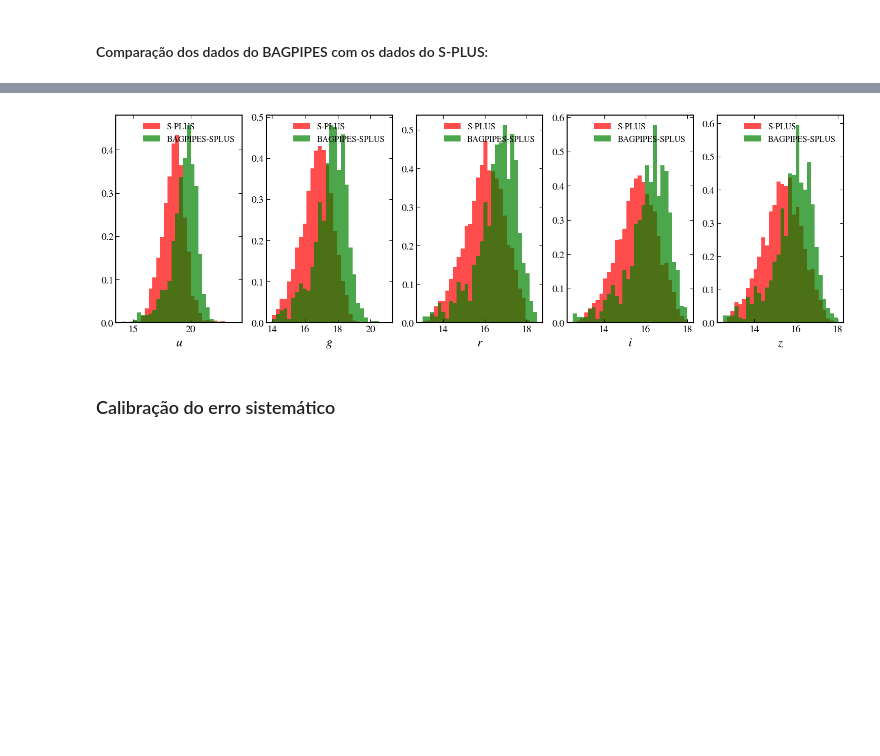
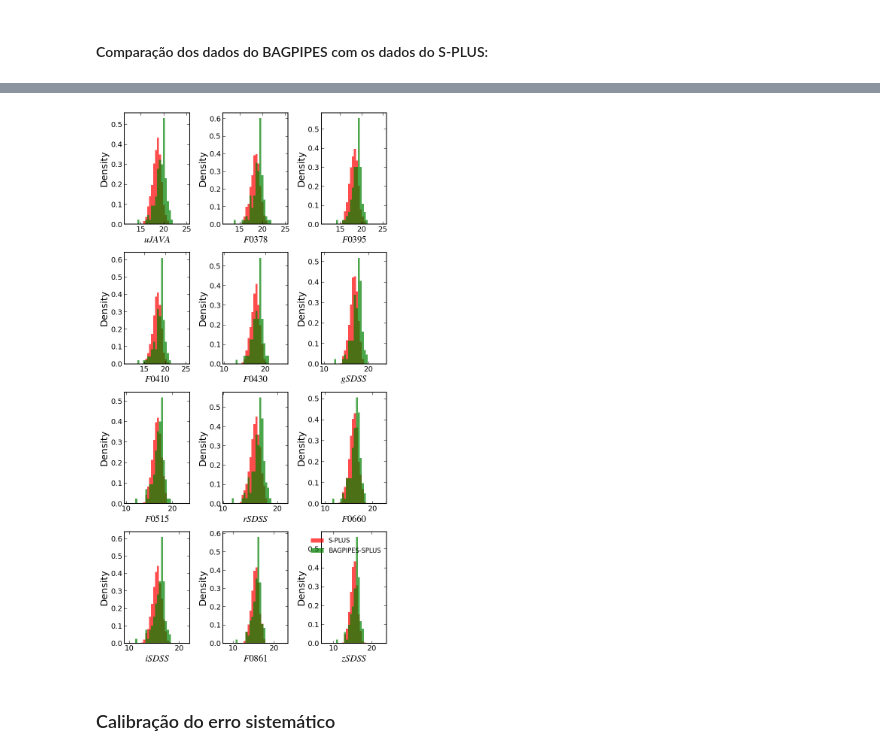
Before and after one commit to pedroand6/Inference4ETGs, a Jupyter notebook: Data/catalogue_estimation.ipynb, the cells around one changed output, grey strips where cells are left out. Saved outputs shown, nothing was run; the diff lists cells and outputs as text; code cells hidden in the pictures; blank space fills up the shorter version.

```diff
--- a/Data/catalogue_estimation.ipynb
+++ b/Data/catalogue_estimation.ipynb
@@ -556,5 +608,7 @@ model.sfh.plot()
 # %%
 from numpy import random as rnd
+
+plt.rcParams["text.usetex"] = True
 
 total_test_samples = 100
 
@@ -564,7 +618,7 @@ n_filters_sdss = len(filt_sdss_list)
 
 mock_test_sdss = np.full((total_test_samples, n_filters_sdss), np.nan)
 
-sdss_etgs = sdss_etgs.dropna()
+sdss_etgs = sdss_etgs.dropna().reset_index(drop=True)
 
 # gera os modelos do bagpipes randomizados de acordo com as PDFs
 for i in range(total_test_samples):
@@ -591,7 +645,7 @@ for i in range(total_test_samples):
 
     model_components = {}
     model_components["burst"] = burst
-    model_components["redshift"] = 0.05
+    model_components["redshift"] = redshift_mock
     model_components["dust"] = dust
     model_components["t_bc"] = 0.01 # idade máxima da nuvem molecular de uma população jovem - 10e7
     model_components["veldisp"] = dispvel # dispersao de velocidade em km/s
@@ -616,9 +670,10 @@ model.sfh.plot()
 # %%
 
-spec_df = pd.read_csv('espectro.csv', sep='\t', encoding='utf-8', header=0)
+#spec_df = pd.read_csv('espectro.csv', sep='\t', encoding='utf-8', header=0)
+spec_df = pd.DataFrame({'Wavelength (AA)': spectra[-1][:, 0], 'Flux (erg s-1 cm-2 A-1)': spectra[-1][:, 1]})
 
 plt.figure(figsize=(12,4))
-plt.plot(spec_df['Wavelength (AA)'], spec_df['Flux (erg s-1 cm-2 A-1)'])
+plt.plot(spec_df['Wavelength (AA)'], spec_df['Flux (erg s-1 cm-2 A-1)'], color='blue', label='Espectro Sintético')
 
 # Carrega a lista de filtros
 filt_splus_list = np.loadtxt("splus-filters/splus_filters.txt", dtype="str")
@@ -662,9 +717,11 @@ for j, filter_path in enumerate(filt_splus_list):
 
 test_photo_pedro_flux = np.array(test_photo_pedro_flux)
 
-plt.plot(test_photo_pedro_flux[:, 0], test_photo_pedro_flux[:,1], color='red', marker='o', linestyle='None')
-plt.xlabel('Wavelength (AA)')
-plt.ylabel('Flux (erg s-1 cm-2 A-1)')
+plt.plot(test_photo_pedro_flux[:, 0], test_photo_pedro_flux[:,1], color='red',
+         marker='o', linestyle='None', label='Fotometria Sintética')
+plt.xlabel('Wavelength $(\AA)$')
+plt.ylabel('Flux (erg s$^{-1}$ cm$^{-2}$ $\AA^{-1}$)')
+plt.legend()
 # %% [output]
 WARNING: 5 bin(s) contained negative flux or throughput; it/they will be set to zero.
   points: [9090. 9100. 9110. 9140. 9150.]
@@ -860,46 +922,21 @@ plt.show()
 # %%
-plt.figure(figsize=(15, 5))
+bands_columns = ['u_auto', 'J0378_auto', 'J0395_auto', 'J0410_auto', 'J0430_auto',
+                 'g_auto', 'J0515_auto', 'r_auto', 'J0660_auto', 'i_auto', 'J0861_auto', 'z_auto']
 
-plt.subplot(1, 5, 1)
-plt.hist(splus_data['u_auto'], bins=30, color='red', alpha=0.7, label="S-PLUS", density=True, range=(14, 24))
-plt.hist(mock_photo_splus[:, band_index_splus["uJAVA"]], bins=30, color='green', alpha=0.7, label="BAGPIPES-SPLUS", density=True, range=(14, 24))
+plt.figure(figsize=(8, 15))
 
-plt.xlabel(r"$u$")
+for i in range(len(bands_columns)):
+    std = np.ptp(splus_data[bands_columns[i]])
+    center = np.median(splus_data[bands_columns[i]])
+
+    plt.subplot(4, 3, i + 1)
+    plt.hist(splus_data[bands_columns[i]], bins=30, color='red', alpha=0.7, label="S-PLUS", density=True, range=(center - std, center + std))
+    plt.hist(mock_photo_splus[:, band_index_splus[band_names_splus[i]]], bins=30, color='green', alpha=0.7, label="BAGPIPES-SPLUS", density=True, range=(center - std, center + std))
+
+    plt.xlabel(r"${}$".format(band_names_splus[i]))
+    plt.ylabel("Density")
 
 plt.legend()
-
-plt.subplot(1, 5, 2)
-plt.hist(splus_data['g_auto'], bins=30, color='red', alpha=0.7, label="S-PLUS", density=True, range=(14, 21))
-plt.hist(mock_photo_splus[:, band_index_splus["gSDSS"]], bins=30, color='green', alpha=0.7, label="BAGPIPES-SPLUS", density=True, range=(14, 21))
-
-plt.xlabel(r"$g$")
-
-plt.legend()
-
-plt.subplot(1, 5, 3)
-plt.hist(splus_data['r_auto'], bins=30, color='red', alpha=0.7, label="S-PLUS", density=True, range=(13, 18.5))
-plt.hist(mock_photo_splus[:, band_index_splus["rSDSS"]], bins=30, color='green', alpha=0.7, label="BAGPIPES-SPLUS", density=True, range=(13, 18.5))
-
-plt.xlabel(r"$r$")
-
-plt.legend()
-
-plt.subplot(1, 5, 4)
-plt.hist(splus_data['i_auto'], bins=30, color='red', alpha=0.7, label="S-PLUS", density=True, range=(12.5, 18))
-plt.hist(mock_photo_splus[:, band_index_splus["iSDSS"]], bins=30, color='green', alpha=0.7, label="BAGPIPES-SPLUS", density=True, range=(12.5, 18))
-
-plt.xlabel(r"$i$")
-
-plt.legend()
-
-plt.subplot(1, 5, 5)
-plt.hist(splus_data['z_auto'], bins=30, color='red', alpha=0.7, label="S-PLUS", density=True, range=(12.5, 18))
-plt.hist(mock_photo_splus[:, band_index_splus["zSDSS"]], bins=30, color='green', alpha=0.7, label="BAGPIPES-SPLUS", density=True, range=(12.5, 18))
-
-plt.xlabel(r"$z$")
-
-plt.legend()
-
 plt.tight_layout()
 plt.show()
 # %% [output]
@@ -906,4 +960,4 @@ plt.show()
-[figure, old version]
+[figure, new version]
 # %% [markdown]
 ### Calibração do erro sistemático
 # %%
```
Also changed, not shown: parts of 20 cells of this notebook, 4 other files.
